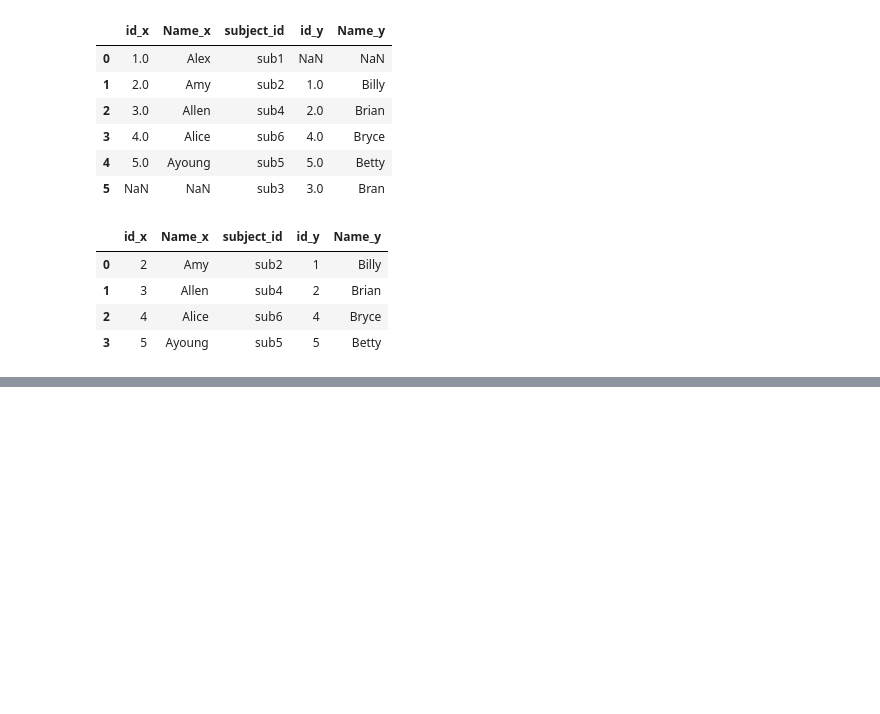
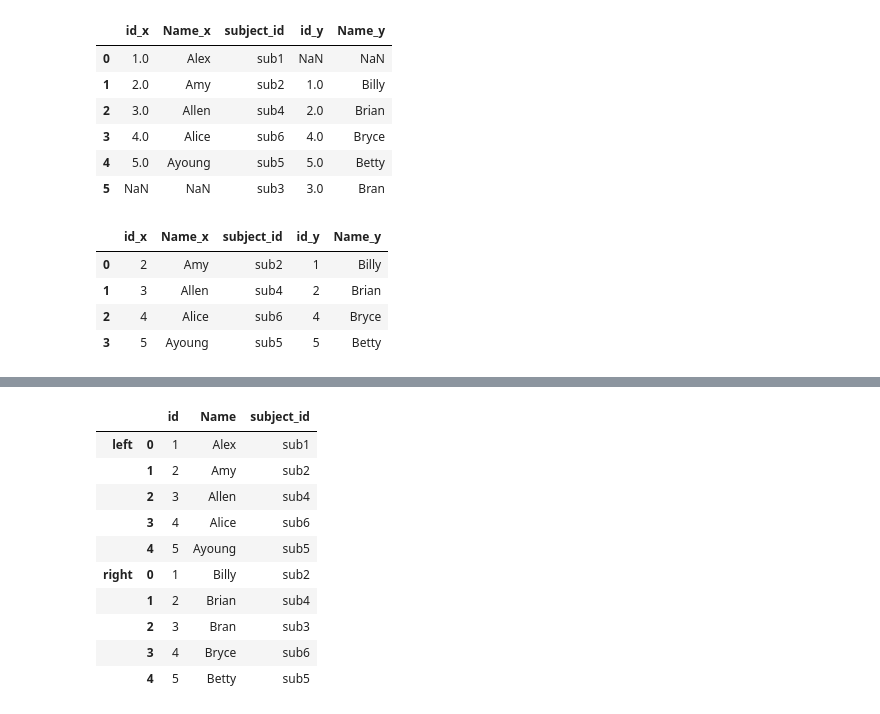
Before and after one commit to mga321/tutorialspoint_notebooks, a Jupyter notebook: pandas.ipynb, the cells around one changed output, grey strips where cells are left out. Drawn from its saved outputs; the diff is of its cells as text; code cells hidden in the pictures; blank space fills up the shorter version.

Commit message:
Concatenation

```diff
--- a/pandas.ipynb
+++ b/pandas.ipynb
@@ -1770,0 +1808,15 @@ pd.merge(left, right, on='subject_id', how='inner')
+# %%
+# Exercise 2: Concatenate the two DataFrames and associate the rows from the original DataFrame with specific keys
+pd.concat([left, right], keys=['left', 'right'])
+# %% [output]
+|  |  | id | Name | subject_id |
+| left | 0 | 1 | Alex | sub1 |
+|  | 1 | 2 | Amy | sub2 |
+|  | 2 | 3 | Allen | sub4 |
+|  | 3 | 4 | Alice | sub6 |
+|  | 4 | 5 | Ayoung | sub5 |
+| right | 0 | 1 | Billy | sub2 |
+|  | 1 | 2 | Brian | sub4 |
+|  | 2 | 3 | Bran | sub3 |
+|  | 3 | 4 | Bryce | sub6 |
+|  | 4 | 5 | Betty | sub5 |
```
Also changed, not shown: parts of 4 cells of this notebook.
